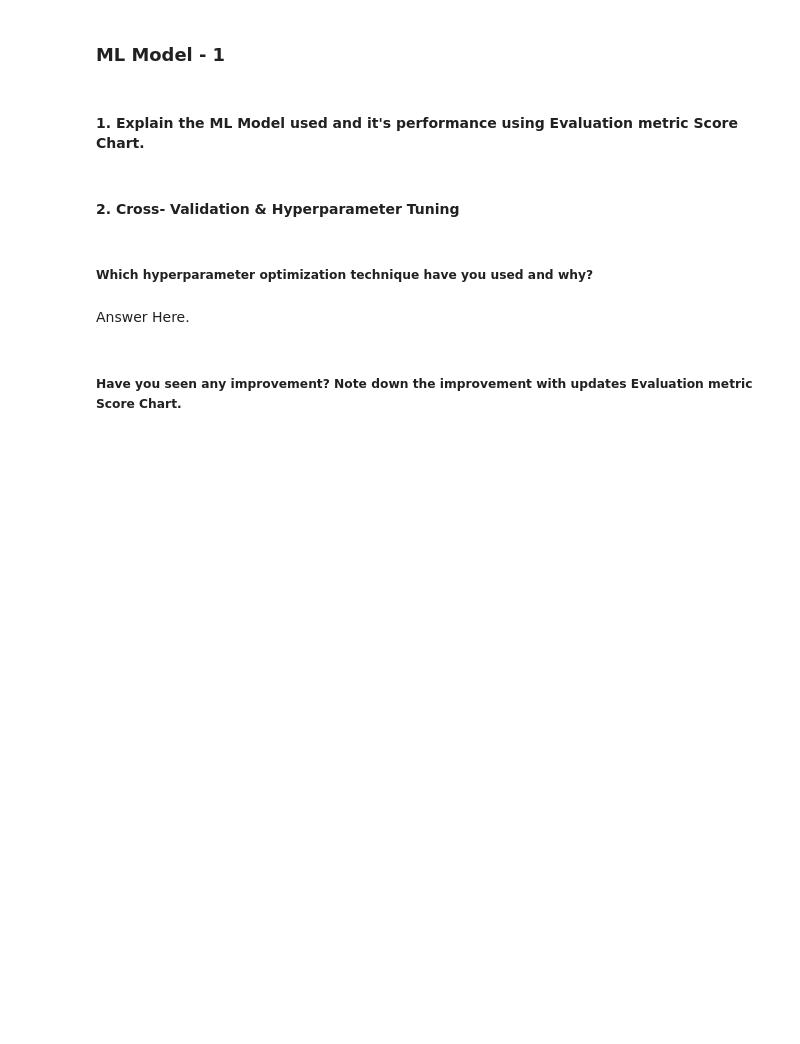
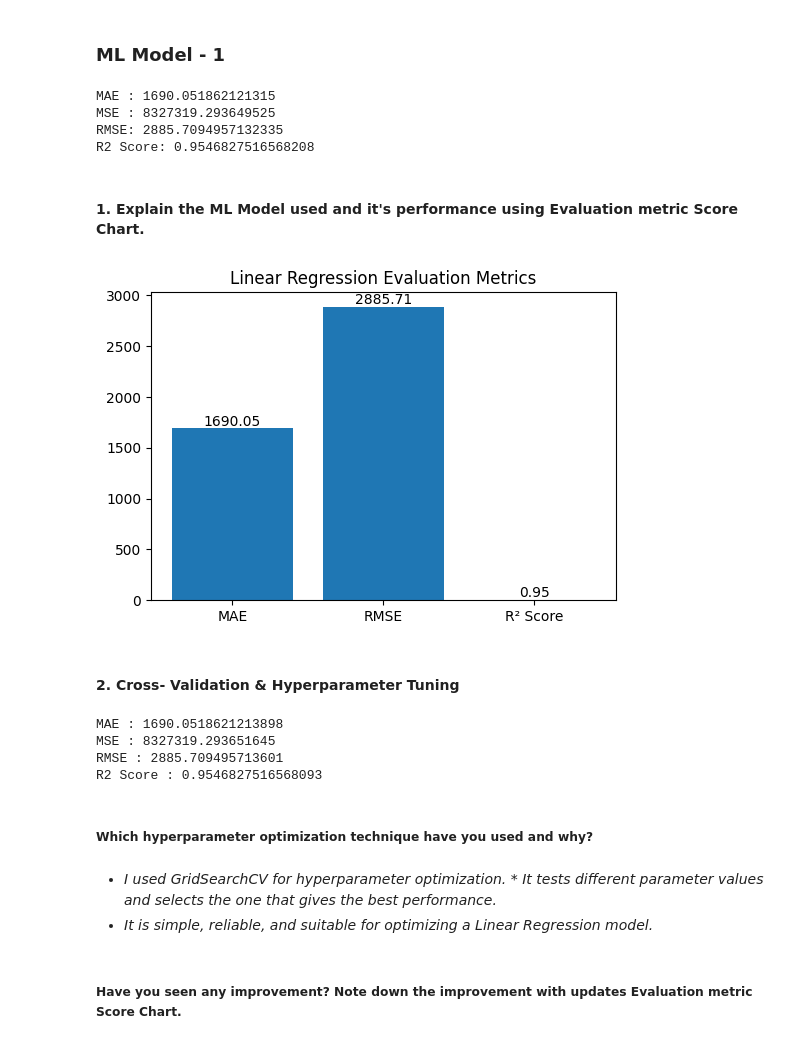
Before and after one commit to GEE2007/Medical-Insurance-Cost-Prediction, a Jupyter notebook: Medical_Insurance_Cost_Prediction.ipynb, the cells around one changed output. Saved outputs shown, nothing was run; the diff lists cells and outputs as text; code cells hidden in the pictures; blank space fills up the shorter version.

Commit message:
Added linear, ridge, and lasso regression models

```diff
--- a/Medical_Insurance_Cost_Prediction.ipynb
+++ b/Medical_Insurance_Cost_Prediction.ipynb
@@ -1268,2 +1262,24 @@ Testing set: (268, 28)
+# %%
+# ML Model - 1 Implementation
+
+# Fit the Algorithm
+lr = LinearRegression()
+lr.fit(X_train, y_train)
+# Predict on the model
+y_pred = lr.predict(X_test)
+mae = mean_absolute_error(y_test, y_pred)
+mse = mean_squared_error(y_test, y_pred)
+rmse = np.sqrt(mse)
+r2 = r2_score(y_test, y_pred)
+
+print("MAE :", mae)
+print("MSE :", mse)
+print("RMSE:", rmse)
+print("R2 Score:", r2)
+# %% [output]
+MAE : 1690.051862121315
+MSE : 8327319.293649525
+RMSE: 2885.7094957132335
+R2 Score: 0.9546827516568208
 # %% [markdown]
 #### 1. Explain the ML Model used and it's performance using Evaluation metric Score Chart.
@@ -1272,14 +1286,66 @@ Testing set: (268, 28)
+# %%
+# Visualizing evaluation Metric Score chart
+metrics = ['MAE','RMSE','R² Score']
+values = [mae, rmse, r2]
+plt.figure(figsize=(6,4))
+bars = plt.bar(metrics, values)
+for bar in bars:
+    plt.text(
+        bar.get_x()+bar.get_width()/2,
+        bar.get_height(),
+        f'{bar.get_height():.2f}',
+        ha='center',
+        va='bottom'
+    )
+
+plt.title("Linear Regression Evaluation Metrics")
+
+plt.show()
+# %% [output]
+[figure, added]
 # %% [markdown]
 #### 2. Cross- Validation & Hyperparameter Tuning
 # %%
 # ML Model - 1 Implementation with hyperparameter optimization techniques (i.e., GridSearch CV, RandomSearch CV, Bayesian Optimization etc.)
 
 # Fit the Algorithm
+from sklearn.model_selection import GridSearchCV
 
+param_grid = {
+    'fit_intercept': [True, False]
+}
+
+grid = GridSearchCV(
+    LinearRegression(),
+    param_grid,
+    cv=5,
+    scoring='r2'
+)
+
+grid.fit(X_train, y_train)
+
+best_model = grid.best_estimator_
+
+y_pred_grid = best_model.predict(X_test)
 # Predict on the model
+mae_grid = mean_absolute_error(y_test, y_pred_grid)
+mse_grid = mean_squared_error(y_test, y_pred_grid)
+rmse_grid = np.sqrt(mse_grid)
+r2_grid = r2_score(y_test, y_pred_grid)
+
+print("MAE :", mae_grid)
+print("MSE :", mse_grid)
+print("RMSE :", rmse_grid)
+print("R2 Score :", r2_grid)
+# %% [output]
+MAE : 1690.0518621213898
+MSE : 8327319.293651645
+RMSE : 2885.709495713601
+R2 Score : 0.9546827516568093
 # %% [markdown]
 ##### Which hyperparameter optimization technique have you used and why?
-# %% [markdown]
-Answer Here.
+# %% [markdown]
+* *I used GridSearchCV for hyperparameter optimization.* * *It tests different parameter values and selects the one that gives the best performance.*
+* *It is simple, reliable, and suitable for optimizing a Linear Regression model.*
 # %% [markdown]
 ##### Have you seen any improvement? Note down the improvement with updates Evaluation metric Score Chart.
```
Also changed, not shown: parts of 31 cells of this notebook.
